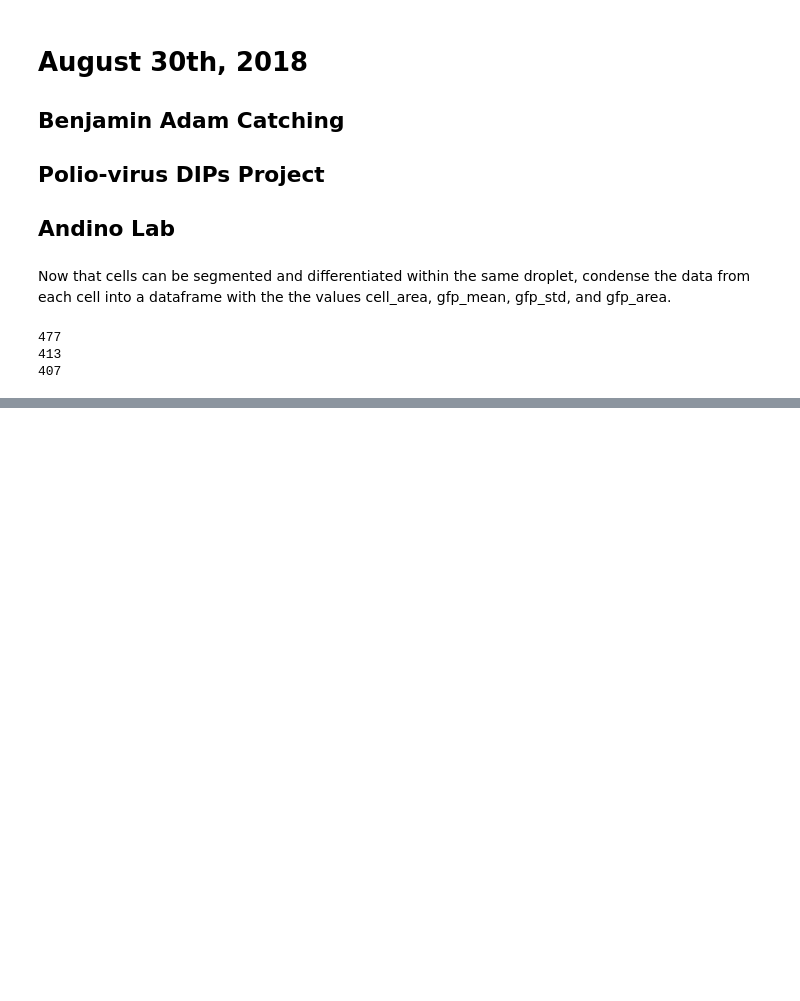
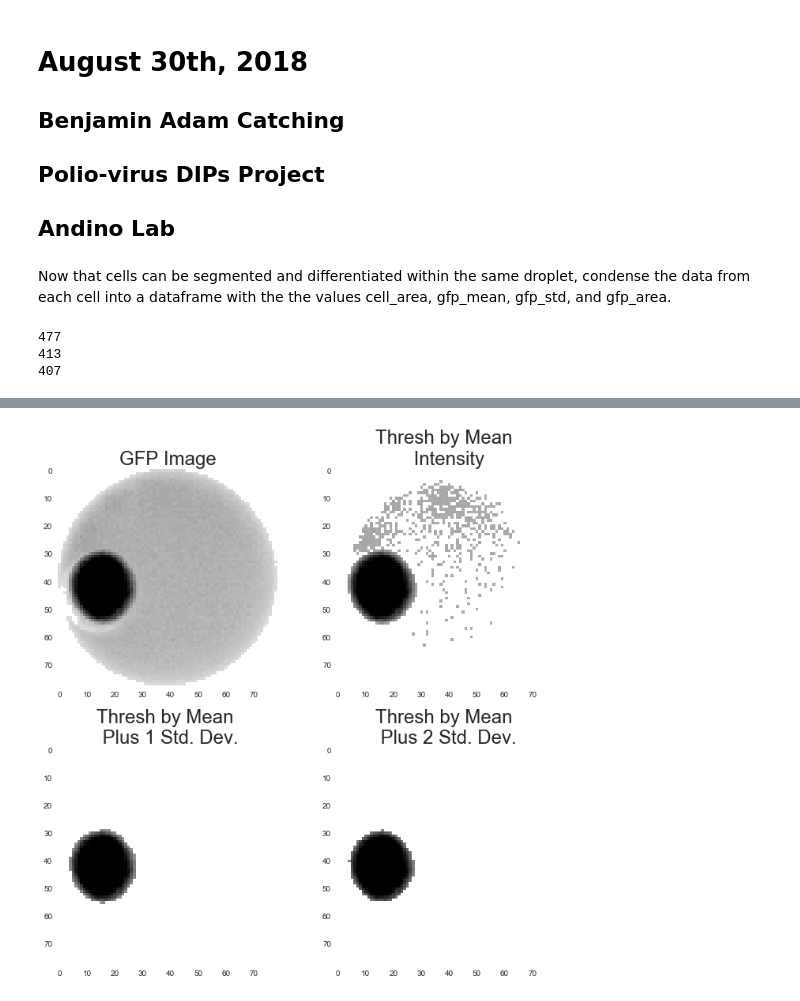
Before and after one commit to adamcatching/Polio_DIPS, a Jupyter notebook: notebook/2018-08/2018-08-30.ipynb, the cells around one changed output, grey strips where cells are left out. Cells and saved outputs as stored; diff of their text form; code cells hidden in the pictures; blank space fills up the shorter version.

```diff
--- a/notebook/2018-08/2018-08-30.ipynb
+++ b/notebook/2018-08/2018-08-30.ipynb
@@ -75,0 +101,20 @@ group_3_cell_numbers = np.array([2, 4, 10, 11, 17, 21, 22, 26, 28, 40, 44, 49, 5
+# %%
+# Show the gfp channel with the various thresholds
+test_gfp = group_1_gfp[212]
+gfp_thresh_1 = group_1_gfp_values.mean()
+gfp_thresh_2 = group_1_gfp_values.mean() + 1*group_1_gfp_values.std()
+gfp_thresh_3 = group_1_gfp_values.mean() + 2*group_1_gfp_values.std()
+with sns.axes_style('dark'):
+    fig, ax = plt.subplots(2, 2, figsize=(10, 10))
+    _ = ax[0, 0].imshow(test_gfp)
+    _ = ax[0, 0].set_title('GFP Image', size=24)
+    _ = ax[0, 1].imshow(test_gfp * (test_gfp > gfp_thresh_1))
+    _ = ax[0, 1].set_title('Thresh by Mean \n Intensity', size=24)
+    _ = ax[1, 0].imshow(test_gfp * (test_gfp > gfp_thresh_2))
+    _ = ax[1, 0].set_title('Thresh by Mean \n Plus 1 Std. Dev.', size=24)
+    _ = ax[1, 1].imshow(test_gfp * (test_gfp > gfp_thresh_3))
+    _ = ax[1, 1].set_title('Thresh by Mean \n Plus 2 Std. Dev.', size=24)
+    _ = plt.tight_layout()
+    plt.show()
+# %% [output]
+[figure, added]
```
Also changed, not shown: parts of 20 cells of this notebook.
